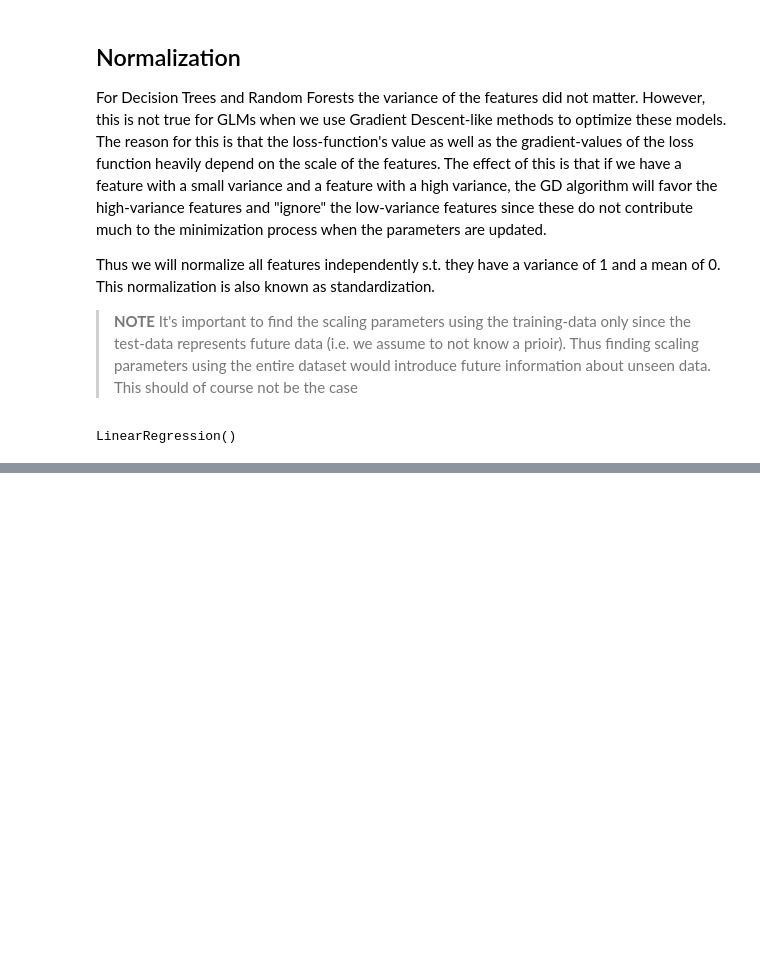
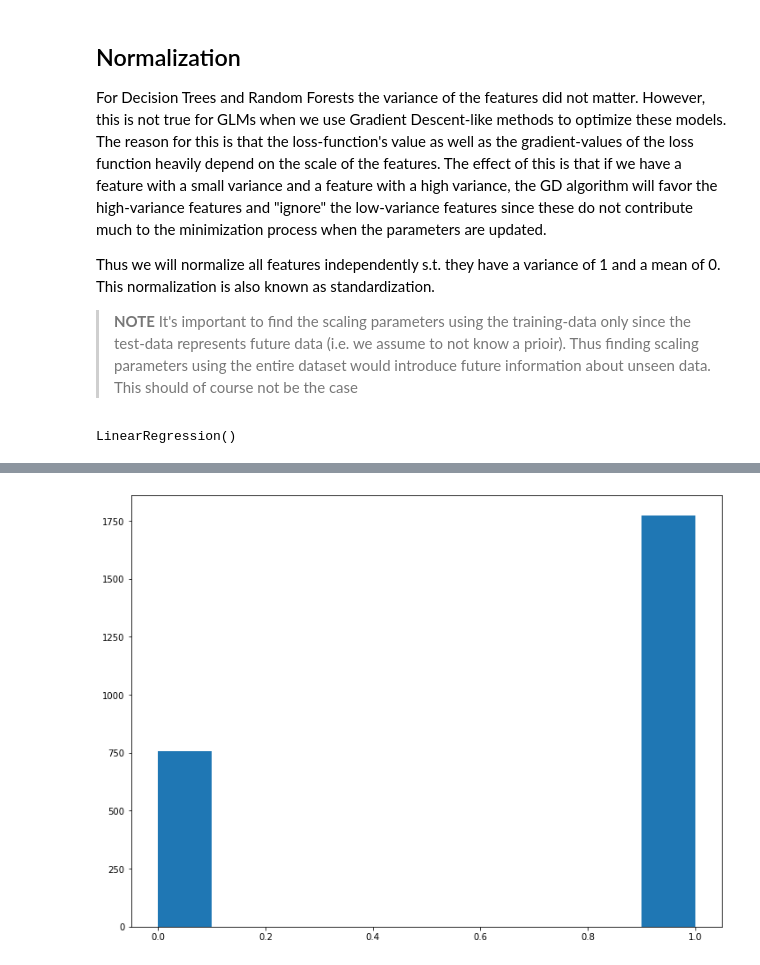
Before and after one commit to J0nasSeng/MLDL-Workshop, a Jupyter notebook: notebooks/glms.ipynb, the cells around one changed output, grey strips where cells are left out. Saved outputs shown, nothing was run; the diff lists cells and outputs as text; code cells hidden in the pictures; blank space fills up the shorter version.

```diff
--- a/notebooks/glms.ipynb
+++ b/notebooks/glms.ipynb
@@ -180,0 +290,6 @@ array([[ 2.27532985e-02,  8.00914314e-01, -1.22784897e-02,
+# %%
+fig = plt.figure(figsize=(12, 9))
+plt.hist(y)
+plt.show()
+# %% [output]
+[figure, added]
```
Also changed, not shown: parts of 46 cells of this notebook, 6 other files.
